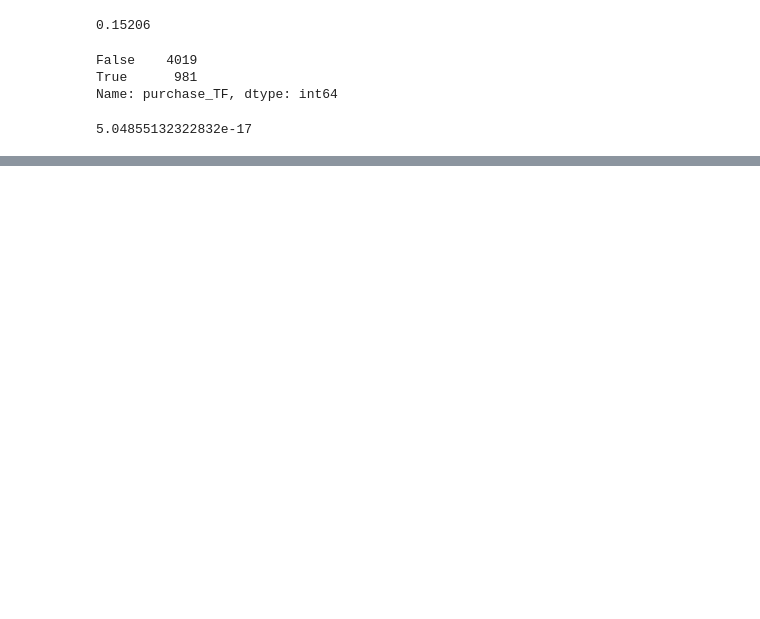
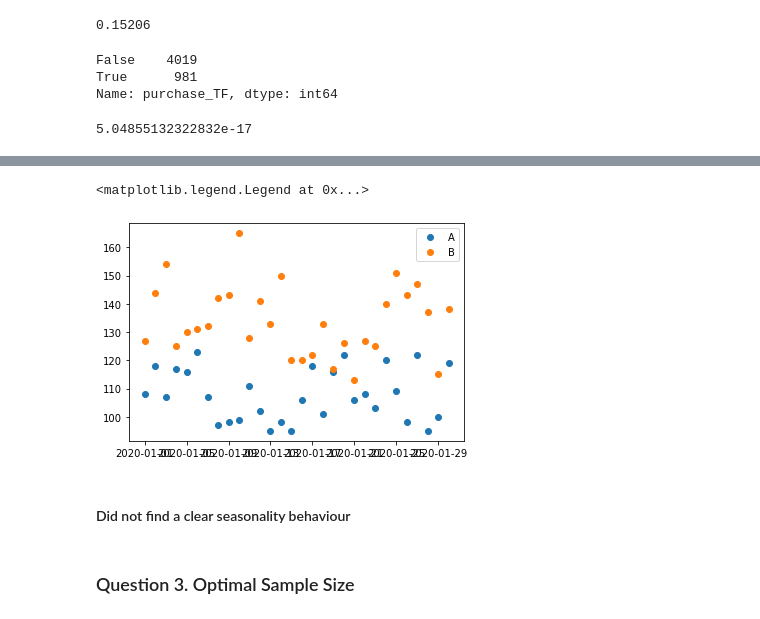
Before and after one commit to Dirodzz/NYU-Marketing-Analytic-AB-Testing, a Jupyter notebook: AB Testing Program.ipynb, the cells around one changed output, grey strips where cells are left out. Drawn from its saved outputs; the diff is of its cells as text; code cells hidden in the pictures; blank space fills up the shorter version.

Commit message:
seasonality check

```diff
--- a/AB Testing Program.ipynb
+++ b/AB Testing Program.ipynb
@@ -62,0 +165,12 @@ stats.binom_test((samp_t, samp_f), p=pop_port, alternative='two-sided')
+# %%
+groups = df_date_count[df_date_count['purchase_TF'] == False].groupby("Variant")
+for name, group in groups:
+    plt.plot(group["date"], group["id"], marker="o", linestyle="", label=name)
+plt.legend()
+# %% [output]
+<matplotlib.legend.Legend at 0x...>
+[figure, added]
+# %% [markdown]
+#### Did not find a clear seasonality behaviour
+# %% [markdown]
+### Question 3. Optimal Sample Size
```
Also changed, not shown: parts of 21 cells of this notebook, 1 other file.
